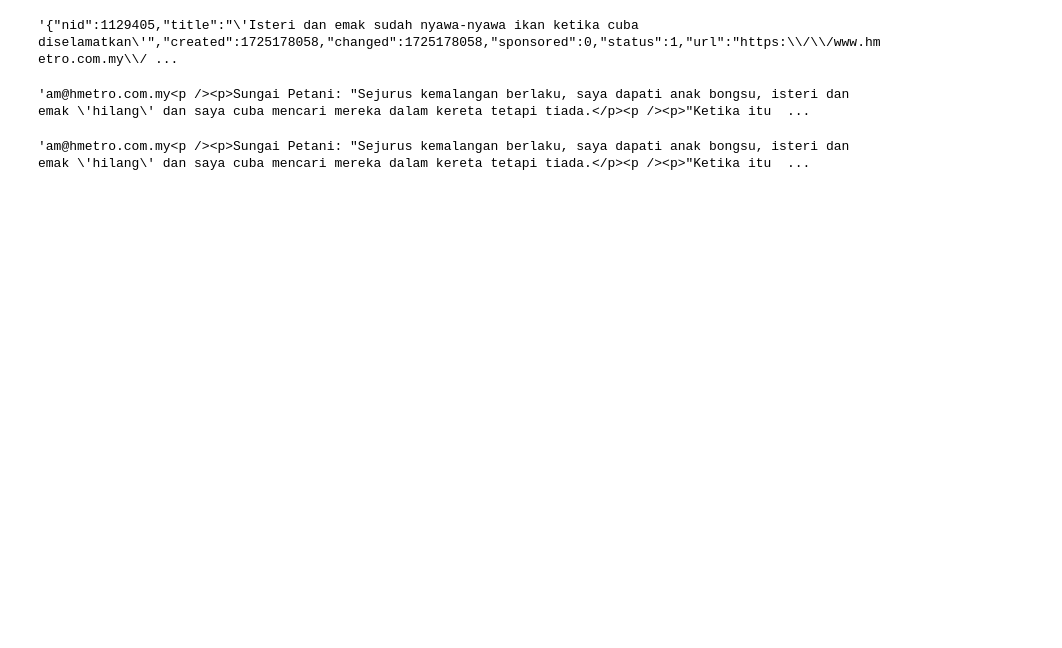
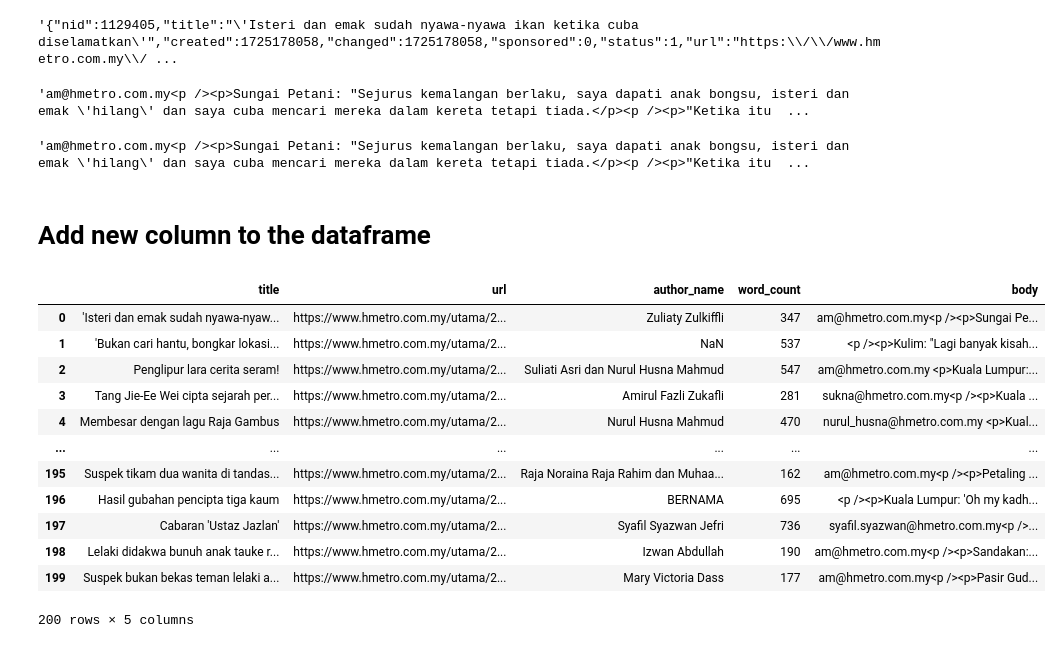
Before and after one commit to raefaidid/basic-etl, a Jupyter notebook: notebooks/web_scraping_hmetro.ipynb, the cells around one changed output. Cells and saved outputs as stored; diff of their text form; code cells hidden in the pictures; blank space fills up the shorter version.

```diff
--- a/notebooks/web_scraping_hmetro.ipynb
+++ b/notebooks/web_scraping_hmetro.ipynb
@@ -149,6 +153,7 @@ json_string['body']
 from bs4 import BeautifulSoup
 import html
 import json
+import re
 
 article_url = "https://www.hmetro.com.my/utama/2024/09/1129405/isteri-dan-emak-sudah-nyawa-nyawa-ikan-ketika-cuba-diselamatkan"
 
@@ -157,6 +162,8 @@ response = requests.get(article_url)
 soup = BeautifulSoup(response.text, 'html.parser')
 body = soup.find_all('article-component')
 
+string = re.search(r"\{.*\}", str(body)).group(0)
+
 string_parsed_html = html.unescape(string)
 
 
@@ -165,3 +172,34 @@ json_string = json.loads(string_parsed_html)
 json_string['body']
 # %% [output]
 'am@hmetro.com.my<p /><p>Sungai Petani: "Sejurus kemalangan berlaku, saya dapati anak bongsu, isteri dan emak \'hilang\' dan saya cuba mencari mereka dalam kereta tetapi tiada.</p><p /><p>"Ketika itu  ...
+# %% [markdown]
+# Add new column to the dataframe
+# %%
+df = pd.read_csv("../data/hmetro_articles_without_body.csv")
+# %%
+def get_body(url):
+    article_url = f"https://www.hmetro.com.my/{url}"
+    response = requests.get(article_url)
+    soup = BeautifulSoup(response.text, 'html.parser')
+    body = soup.find_all('article-component')
+    string = re.search(r"\{.*\}", str(body)).group(0)
+    string_parsed_html = html.unescape(string)
+    json_string = json.loads(string_parsed_html)
+    return json_string['body']
+# %%
+df['body'] = df['url'].apply(get_body)
+df
+# %% [output]
+|  | title | url | author_name | word_count | body |
+| 0 | 'Isteri dan emak sudah nyawa-nyaw... | https://www.hmetro.com.my/utama/2... | Zuliaty Zulkiffli | 347 | am@hmetro.com.my<p /><p>Sungai Pe... |
+| 1 | 'Bukan cari hantu, bongkar lokasi... | https://www.hmetro.com.my/utama/2... | NaN | 537 | <p /><p>Kulim: "Lagi banyak kisah... |
+| 2 | Penglipur lara cerita seram! | https://www.hmetro.com.my/utama/2... | Suliati Asri dan Nurul Husna Mahmud | 547 | am@hmetro.com.my <p>Kuala Lumpur:... |
+| 3 | Tang Jie-Ee Wei cipta sejarah per... | https://www.hmetro.com.my/utama/2... | Amirul Fazli Zukafli | 281 | sukna@hmetro.com.my<p /><p>Kuala ... |
+| 4 | Membesar dengan lagu Raja Gambus | https://www.hmetro.com.my/utama/2... | Nurul Husna Mahmud | 470 | nurul_husna@hmetro.com.my <p>Kual... |
+| ... | ... | ... | ... | ... | ... |
+| 195 | Suspek tikam dua wanita di tandas... | https://www.hmetro.com.my/utama/2... | Raja Noraina Raja Rahim dan Muhaa... | 162 | am@hmetro.com.my<p /><p>Petaling ... |
+| 196 | Hasil gubahan pencipta tiga kaum | https://www.hmetro.com.my/utama/2... | BERNAMA | 695 | <p /><p>Kuala Lumpur: 'Oh my kadh... |
+| 197 | Cabaran 'Ustaz Jazlan' | https://www.hmetro.com.my/utama/2... | Syafil Syazwan Jefri | 736 | syafil.syazwan@hmetro.com.my<p />... |
+| 198 | Lelaki didakwa bunuh anak tauke r... | https://www.hmetro.com.my/utama/2... | Izwan Abdullah | 190 | am@hmetro.com.my<p /><p>Sandakan:... |
+| 199 | Suspek bukan bekas teman lelaki a... | https://www.hmetro.com.my/utama/2... | Mary Victoria Dass | 177 | am@hmetro.com.my<p /><p>Pasir Gud... |
+200 rows × 5 columns
```
Also changed, not shown: parts of 4 cells of this notebook, 1 other file.
